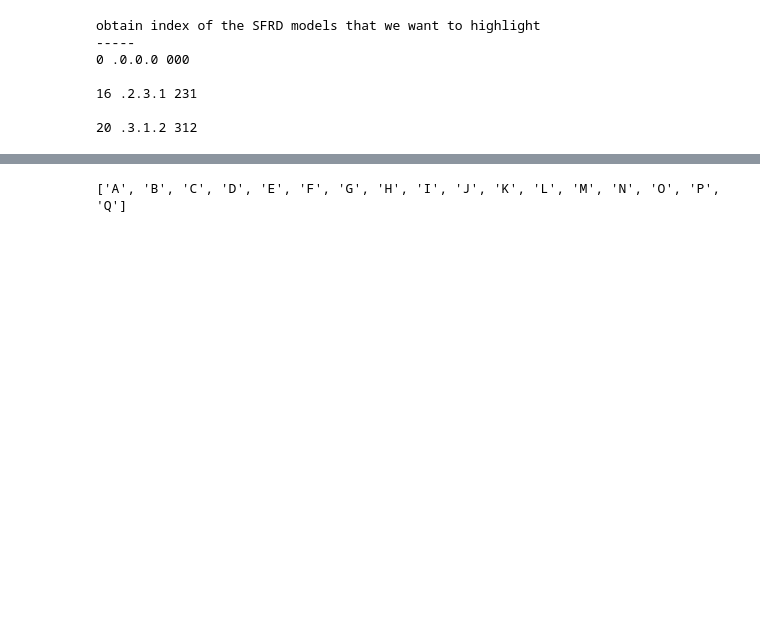
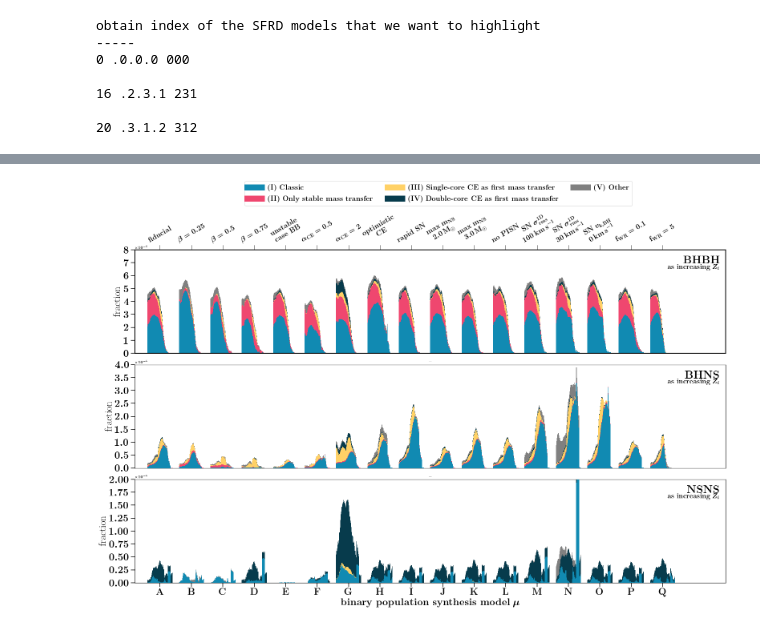
Before and after one commit to FloorBroekgaarden/DCO_FormationChannels, a Jupyter notebook: plottingCode/Fig_0/make_Figure_0.ipynb, the cells around one changed output, grey strips where cells are left out. Saved outputs shown, nothing was run; the diff lists cells and outputs as text; code cells hidden in the pictures; blank space fills up the shorter version.

```diff
--- a/plottingCode/Fig_0/make_Figure_0.ipynb
+++ b/plottingCode/Fig_0/make_Figure_0.ipynb
@@ -258,3 +463,14 @@ nModels=17
+# %%
+# Floor: note 24-2-2021 these are the OLD rates !!! Replace accordingly with new data
+# CSVdir = '/Users/floorbroekgaarden/Projects/GitHub/DCO_FormationChannels/dataFiles/data_Fig_1'
+ylims =[[0,0.8*1E-4],[0,4*1E-5],[0,2*1E-5]]
+
+
+
+pathCSVfile='/Users/floorbroekgaarden/Projects/GitHub/Double-Compact-Object-Mergers/dataFiles/summary_data_Fig_1/'
+plotFormationChannelRates_vbars_absolute(csvFilePath=pathCSVfile)
+# %% [output]
+[figure, added]
 # %%
 def draw_arrows(axes=None):
 
@@ -327,4 +537,0 @@ plotFormationChannelRates_vbars(whichRate='observed', CSVdir=CSVdir)
-# %%
-print(BPSnameslist)
-# %% [output]
-['A', 'B', 'C', 'D', 'E', 'F', 'G', 'H', 'I', 'J', 'K', 'L', 'M', 'N', 'O', 'P', 'Q']
```
Also changed, not shown: parts of 6 cells of this notebook, 13 other files.
